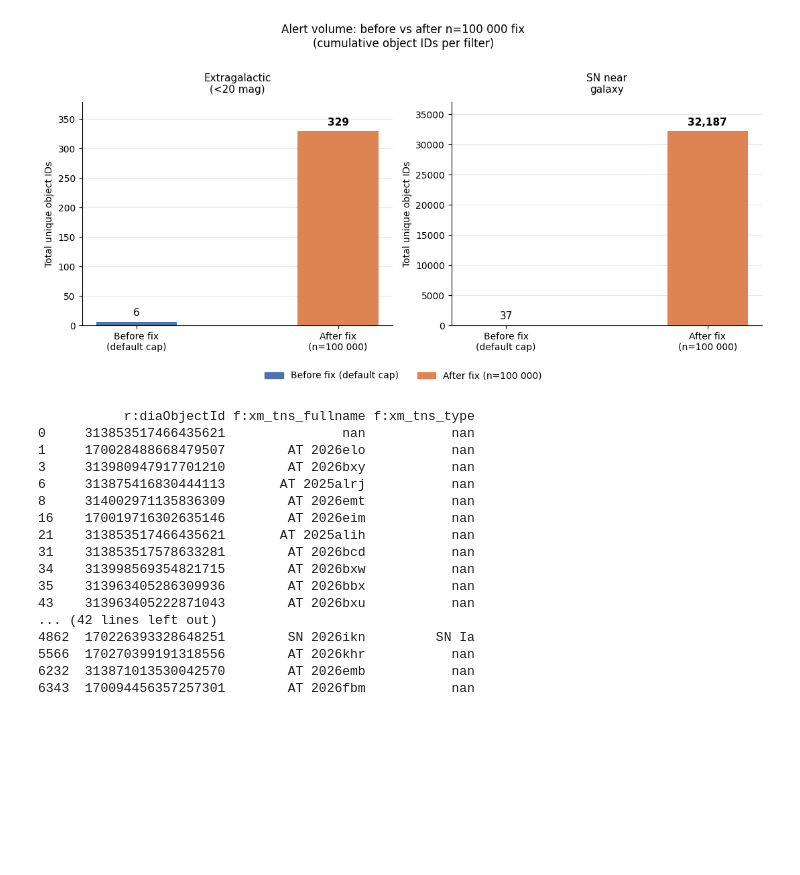
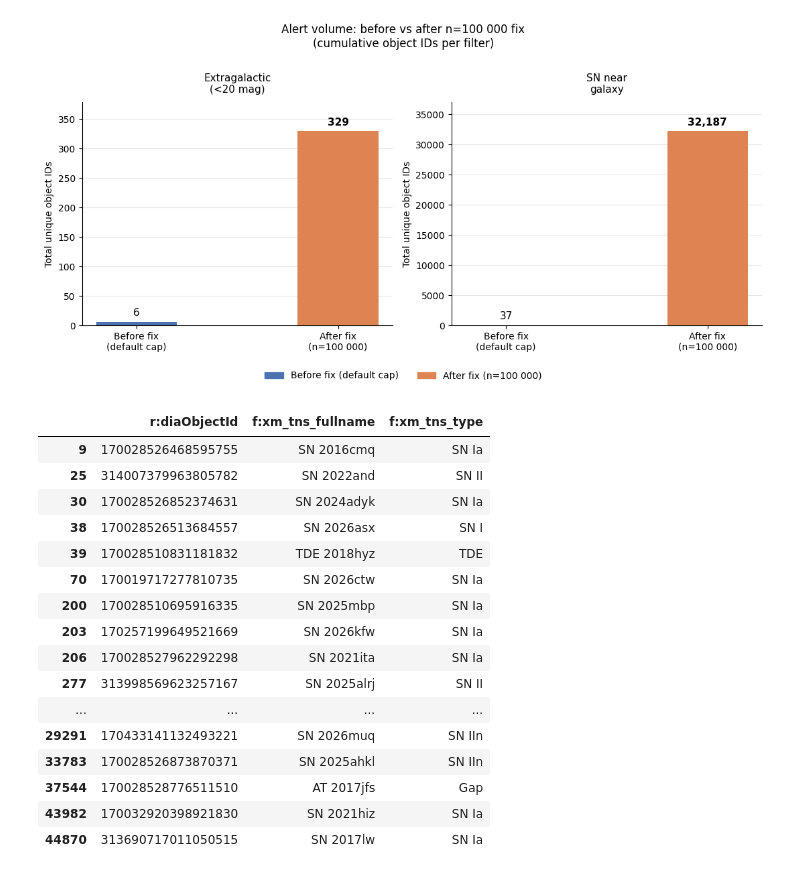
Before and after one commit to Webd0g/Honours_Project, a Jupyter notebook: notebooks/draft_scripts_and_small_scripts.ipynb, the cells around one changed output. Saved outputs shown, nothing was run; the diff lists cells and outputs as text; code cells hidden in the pictures; blank space fills up the shorter version.

```diff
--- a/notebooks/draft_scripts_and_small_scripts.ipynb
+++ b/notebooks/draft_scripts_and_small_scripts.ipynb
@@ -207,56 +207,57 @@ for path in classified_object_files:
 # %%
 # xmatch the TNS classification in the high confidence csv file to check how well the classifiers are working.
 # starting with pulling the TNS classification from Fink
 # object TNS name is under the column "f:xm_tns_fullname" and tns type is "f:xm_tns_type"
 import requests as re
 import pandas as pd
 import io
 
 api_url_sources = "https://api.lsst.fink-portal.org/api/v1/sources"
-in_TNS_high_confidence_path = r"C:\Users\riley\Documents\University\Honours\Honours_Project\data\Potential_SN_candidates\candidates_in_TNS_classified_high_confidence.csv"
+in_TNS_high_confidence_path = r"C:\Users\riley\Documents\University\Honours\Honours_Project\data\Potential_SN_candidates\candidates_in_TNS_classified_spot_check_required_n_2.csv"
 in_tns_objects_ids = pd.read_csv(in_TNS_high_confidence_path, dtype={"r:diaObjectId": str })["r:diaObjectId"]
 tns_id_string = ",".join(in_tns_objects_ids.tolist())
 
 output_path = r"C:\Users\riley\Documents\University\Honours\Honours_Project\data\Confirmed_SN\confirmed_SN.csv"
 
 def scrape_for_tns_name(api_url, object_ids):
     r = re.post(
         api_url,
         json={
             "diaObjectId": object_ids,
             "columns" : "r:diaObjectId, f:xm_tns_fullname, f:xm_tns_type",
             "output-format": "json"
         },
     )
 
     if r.status_code == 200:
         tns_names = pd.read_json(io.BytesIO(r.content))
-        #tns_names_filtered = tns_names[tns_names["f:xm_tns_type"].notna() & (tns_names["f:xm_tns_type"] != "nan")]
+        tns_names_filtered = tns_names[tns_names["f:xm_tns_type"].notna() & (tns_names["f:xm_tns_type"] != "nan")]
         tns_names = tns_names_filtered.drop_duplicates(subset="f:xm_tns_fullname")
-        print (tns_names)
         return tns_names
 
-# in_tns_object_ids is the pandas dataframe with all the data on all 51 high confidence objects, in_tns_objects_ids was defined and indexed for only the object id, in_tns_object_ids is not that.
-tns_df = pd.read_csv(in_TNS_high_confidence_path)
-tns_names_types = scrape_for_tns_name(api_url_sources, tns_id_string)
-tns_confirmed_SN_objects_full = pd.merge(tns_df, tns_names_types, on = "r:diaObjectId")
-print (tns_confirmed_SN_objects_full)
-#tns_confirmed_SN_objects_full.to_csv(output_path, mode= "a", index= False, header= False)
+scrape_for_tns_name(api_url_sources, tns_id_string)
+
+# # in_tns_object_ids is the pandas dataframe with all the data on all 51 high confidence objects, in_tns_objects_ids was defined and indexed for only the object id, in_tns_object_ids is not that.
+# tns_df = pd.read_csv(in_TNS_high_confidence_path)
+# tns_names_types = scrape_for_tns_name(api_url_sources, tns_id_string)
+# tns_confirmed_SN_objects_full = pd.merge(tns_df, tns_names_types, on = "r:diaObjectId")
+# print (tns_confirmed_SN_objects_full)
+# tns_confirmed_SN_objects_full.to_csv(output_path, mode= "a", index= False, header= False)
 # %% [output]
-           r:diaObjectId f:xm_tns_fullname f:xm_tns_type
-0     313853517466435621               nan           nan
-1     170028488668479507        AT 2026elo           nan
-3     313980947917701210        AT 2026bxy           nan
-6     313875416830444113       AT 2025alrj           nan
-8     314002971135836309        AT 2026emt           nan
-16    170019716302635146        AT 2026eim           nan
-21    313853517466435621       AT 2025alih           nan
-31    313853517578633281        AT 2026bcd           nan
-34    313998569354821715        AT 2026bxw           nan
-35    313963405286309936        AT 2026bbx           nan
-43    313963405222871043        AT 2026bxu           nan
-... (42 lines left out)
-4862  170226393328648251        SN 2026ikn         SN Ia
-5566  170270399191318556        AT 2026khr           nan
-6232  313871013530042570        AT 2026emb           nan
-6343  170094456357257301        AT 2026fbm           nan
+|  | r:diaObjectId | f:xm_tns_fullname | f:xm_tns_type |
+| 9 | 170028526468595755 | SN 2016cmq | SN Ia |
+| 25 | 314007379963805782 | SN 2022and | SN II |
+| 30 | 170028526852374631 | SN 2024adyk | SN Ia |
+| 38 | 170028526513684557 | SN 2026asx | SN I |
+| 39 | 170028510831181832 | TDE 2018hyz | TDE |
+| 70 | 170019717277810735 | SN 2026ctw | SN Ia |
+| 200 | 170028510695916335 | SN 2025mbp | SN Ia |
+| 203 | 170257199649521669 | SN 2026kfw | SN Ia |
+| 206 | 170028527962292298 | SN 2021ita | SN Ia |
+| 277 | 313998569623257167 | SN 2025alrj | SN II |
+| ... | ... | ... | ... |
+| 29291 | 170433141132493221 | SN 2026muq | SN IIn |
+| 33783 | 170028526873870371 | SN 2025ahkl | SN IIn |
+| 37544 | 170028528776511510 | AT 2017jfs | Gap |
+| 43982 | 170032920398921830 | SN 2021hiz | SN Ia |
+| 44870 | 313690717011050515 | SN 2017lw | SN Ia |
```
Also changed, not shown: parts of 1 cell of this notebook, 25 other files.
